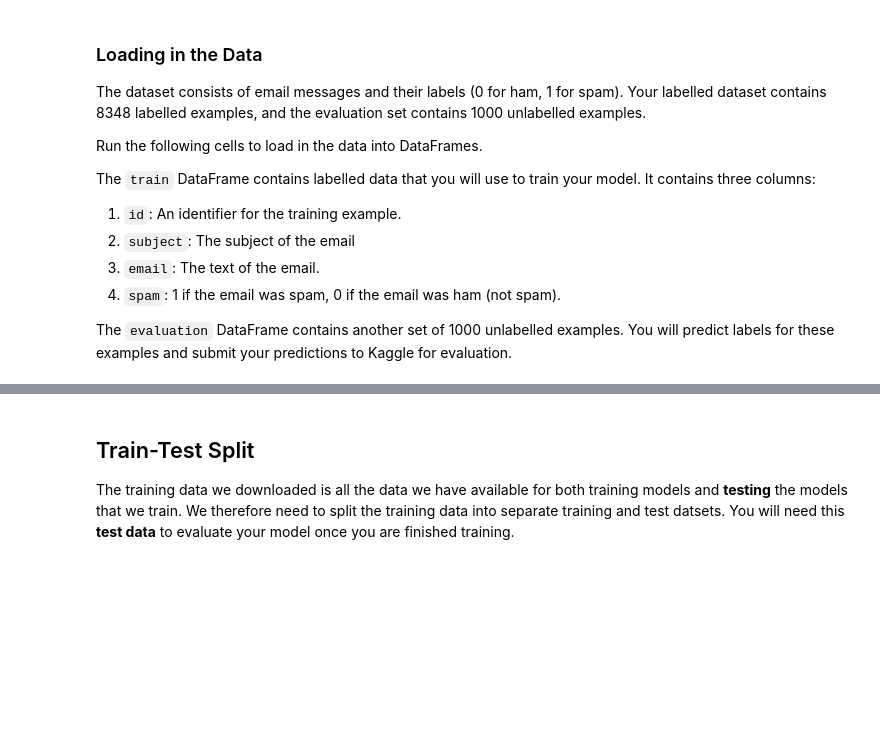
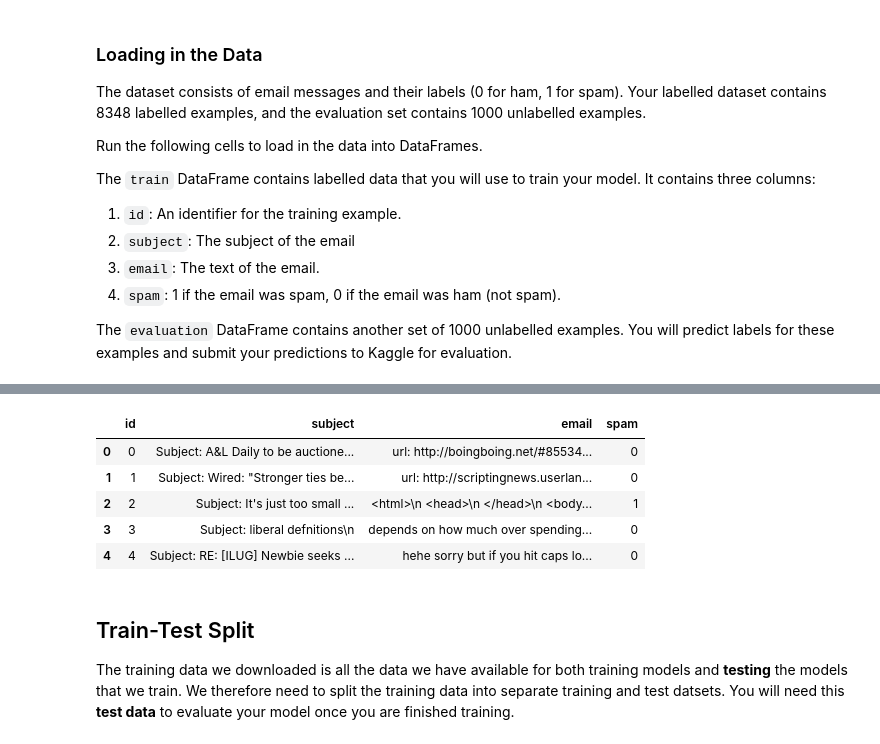
Before and after one commit to hacker0sean/DATA100, a Jupyter notebook: proj2/proj2.ipynb, the cells around one changed output, grey strips where cells are left out. Saved outputs shown, nothing was run; the diff lists cells and outputs as text; code cells hidden in the pictures; blank space fills up the shorter version.

```diff
--- a/proj2/proj2.ipynb
+++ b/proj2/proj2.ipynb
@@ -80,3 +91,19 @@ original_training_data.head()
+# %%
+original_training_data = pd.read_csv('data/train.csv')
+evaluation = pd.read_csv('data/eval.csv')
+
+# Convert the emails to lower case as a first step to processing the text
+original_training_data['email'] = original_training_data['email'].str.lower()
+evaluation['email'] = evaluation['email'].str.lower()
+
+original_training_data.head()
+# %% [output]
+|  | id | subject | email | spam |
+| 0 | 0 | Subject: A&L Daily to be auctione... | url: http://boingboing.net/#85534... | 0 |
+| 1 | 1 | Subject: Wired: "Stronger ties be... | url: http://scriptingnews.userlan... | 0 |
+| 2 | 2 | Subject: It's just too small ... | <html>\n <head>\n </head>\n <body... | 1 |
+| 3 | 3 | Subject: liberal defnitions\n | depends on how much over spending... | 0 |
+| 4 | 4 | Subject: RE: [ILUG] Newbie seeks ... | hehe sorry but if you hit caps lo... | 0 |
 # %% [markdown]
 ## Train-Test Split
 
```
Also changed, not shown: parts of 19 cells of this notebook, 2 other files.
